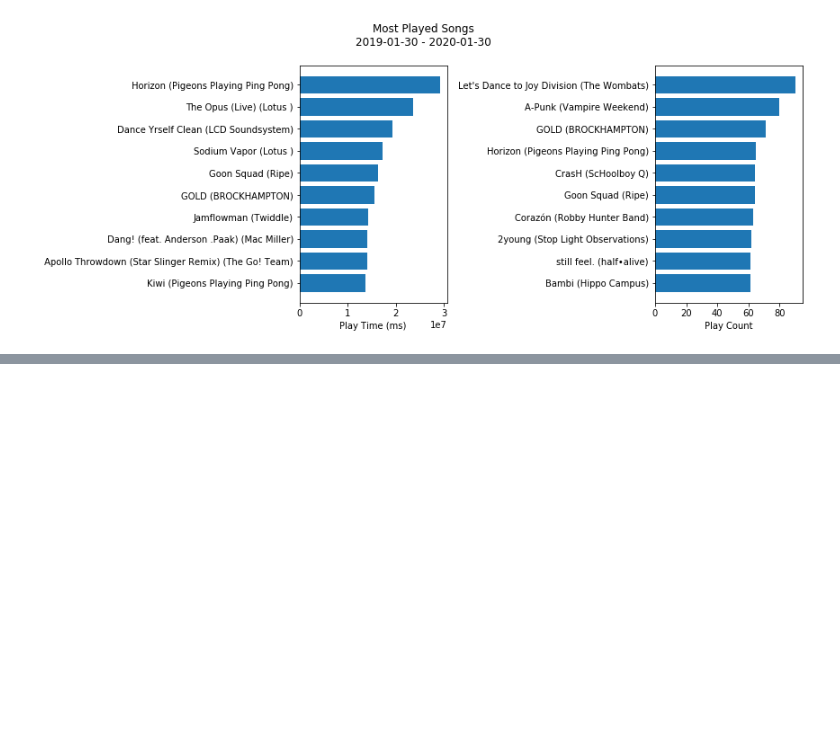
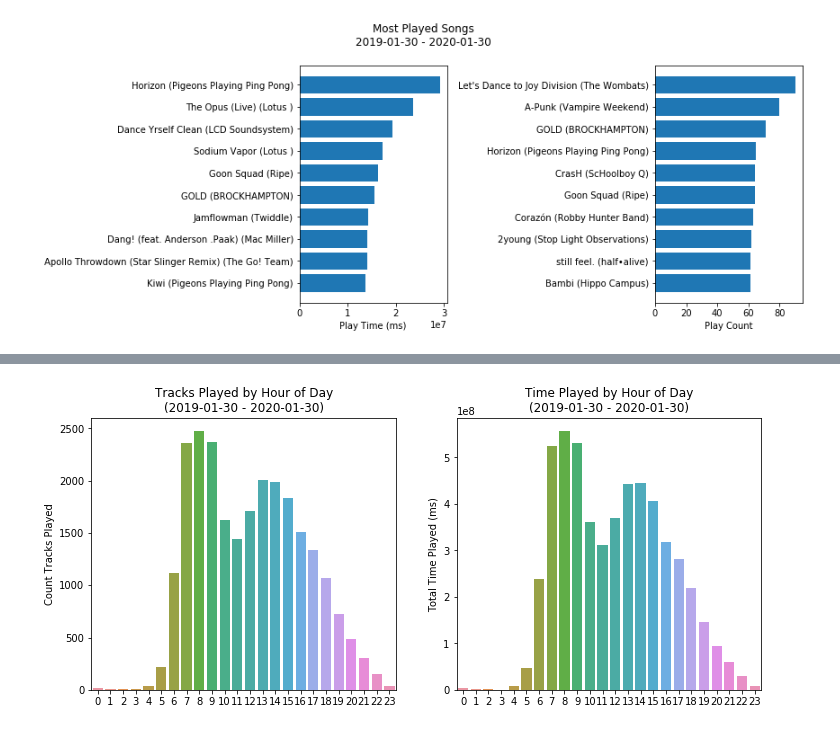
Before and after one commit to AdamSpannbauer/spotify_eda, a Jupyter notebook: stream_history_eda.ipynb, the cells around one changed output, grey strips where cells are left out. Saved outputs shown, nothing was run; the diff lists cells and outputs as text; code cells hidden in the pictures; blank space fills up the shorter version.

```diff
--- a/stream_history_eda.ipynb
+++ b/stream_history_eda.ipynb
@@ -101,0 +161,21 @@ plt.show()
+# %%
+plays_by_hour = (hist_df
+                  .groupby(['hour'])['msPlayed']
+                  .agg(['size', 'sum'])
+                  .reset_index()
+                  .sort_values('hour'))
+# %%
+fig, axes = plt.subplots(1, 2, figsize=(12, 5))
+
+sns.barplot('hour', 'size', data=plays_by_hour, ax=axes[0])
+axes[0].set_title(f'Tracks Played by Hour of Day\n({min_date} - {max_date})')
+axes[0].set_xlabel('')
+axes[0].set_ylabel('Count Tracks Played')
+
+sns.barplot('hour', 'sum', data=plays_by_hour, ax=axes[1])
+axes[1].set_title(f'Time Played by Hour of Day\n({min_date} - {max_date})')
+axes[1].set_xlabel('')
+axes[1].set_ylabel('Total Time Played (ms)')
+plt.show()
+# %% [output]
+[figure, added]
```
Also changed, not shown: parts of 7 cells of this notebook.
